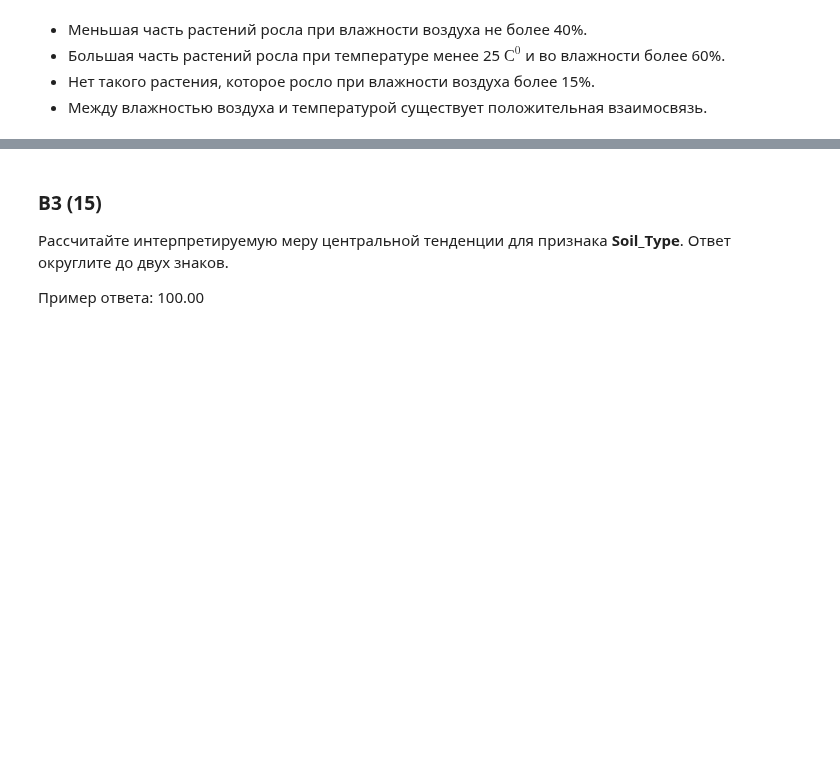
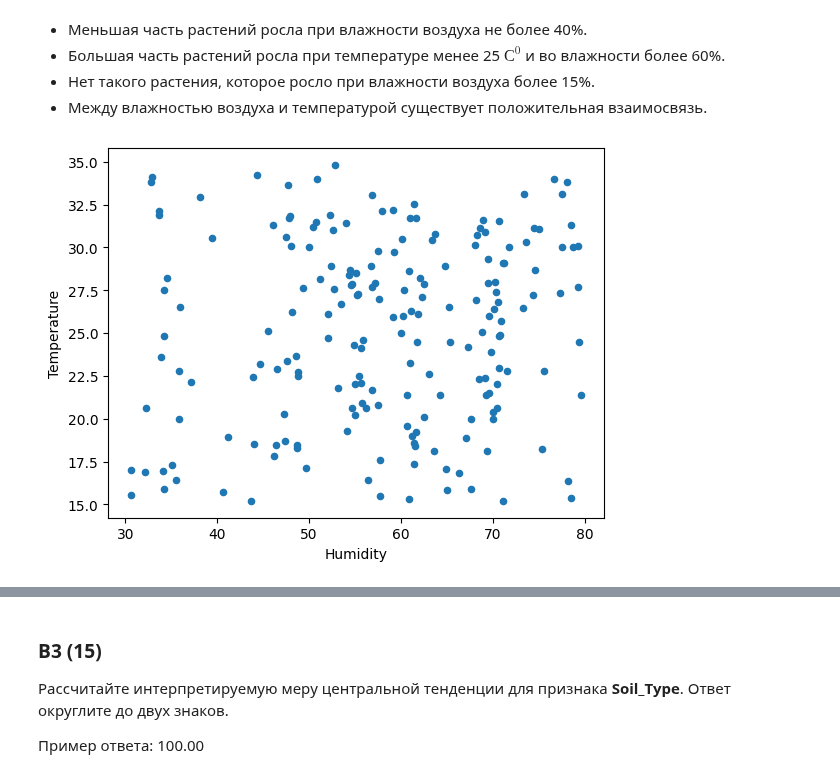
Before and after one commit to ksumarshmallow/Data-Analysis-Media-24, a Jupyter notebook: Seminars/Exam_ver5.ipynb, the cells around one changed output, grey strips where cells are left out. Drawn from its saved outputs; the diff is of its cells as text; code cells hidden in the pictures; blank space fills up the shorter version.

```diff
--- a/Seminars/Exam_ver5.ipynb
+++ b/Seminars/Exam_ver5.ipynb
@@ -193,3 +219,7 @@ $$Y_i = 0 - 0.25 \cdot X_i - 0.75 \cdot Z_i $$
 - Большая часть растений росла при температуре менее 25 $С^0$ и во влажности более 60%.
 - Нет такого растения, которое росло при влажности воздуха более 15%.
 - Между влажностью воздуха и температурой существует положительная взаимосвязь.
+# %%
+data_b.plot('Humidity', 'Temperature', kind='scatter');
+# %% [output]
+[figure, added]
```
Also changed, not shown: parts of 10 cells of this notebook, 1 other file.
